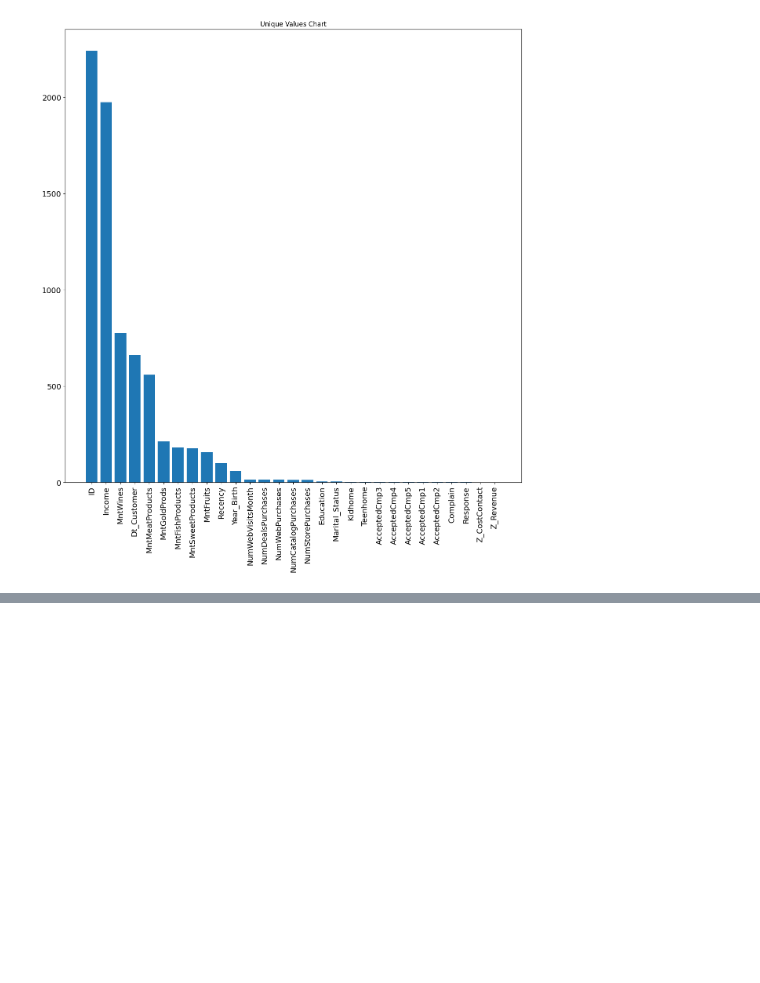
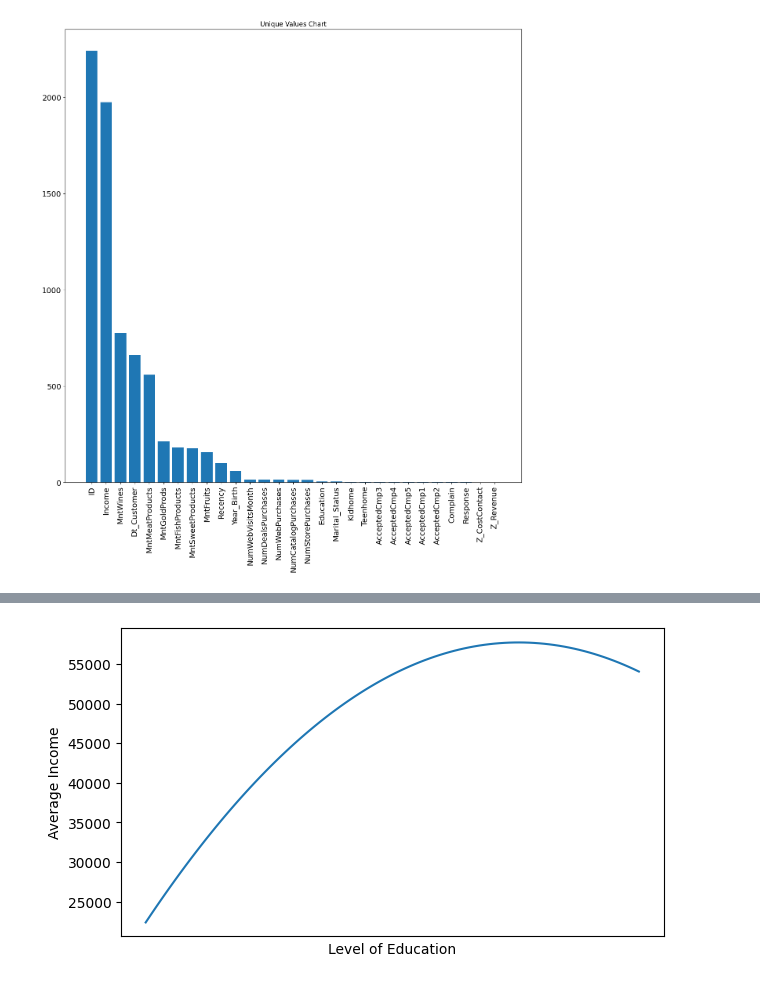
Before and after one commit to UpTheShipCreek/Data_Mining_Techniques_1, a Jupyter notebook: assingment1.ipynb, the cells around one changed output, grey strips where cells are left out. Cells and saved outputs as stored; diff of their text form; code cells hidden in the pictures; blank space fills up the shorter version.

```diff
--- a/assingment1.ipynb
+++ b/assingment1.ipynb
@@ -155,0 +281,23 @@ plt.show()
+# %%
+#7#
+#Giving numerical values at the levels of education cause I want to interpolate
+#I actually hate discrete graphs, so disgusting
+newdf['Education'].unique()
+replace_dict = {'Basic':0,'Graduation':1, '2n Cycle':2,'Master' :2, 'PhD':3}
+newdf['Num_Ed'] = newdf['Education'].replace(replace_dict)
+avg_inc = newdf.groupby('Num_Ed')['Income'].mean()
+
+#Interpolation stuff
+coeffs = np.polyfit(avg_inc.index, avg_inc, 2)
+polynomial = np.poly1d(coeffs)
+x = np.linspace(avg_inc.index[0], avg_inc.index[-1], 100)
+
+fig, ax = plt.subplots(figsize=(7, 4))
+plt.xticks([])
+plt.plot(x, polynomial(x))
+plt.xlabel('Level of Education')
+plt.ylabel('Average Income')
+plt.show()
+#Weird result, maybe I am wrong about what 2nd-Cycle of education means, I put it equal with Masters
+# %% [output]
+[figure, added]
```
Also changed, not shown: parts of 23 cells of this notebook.
